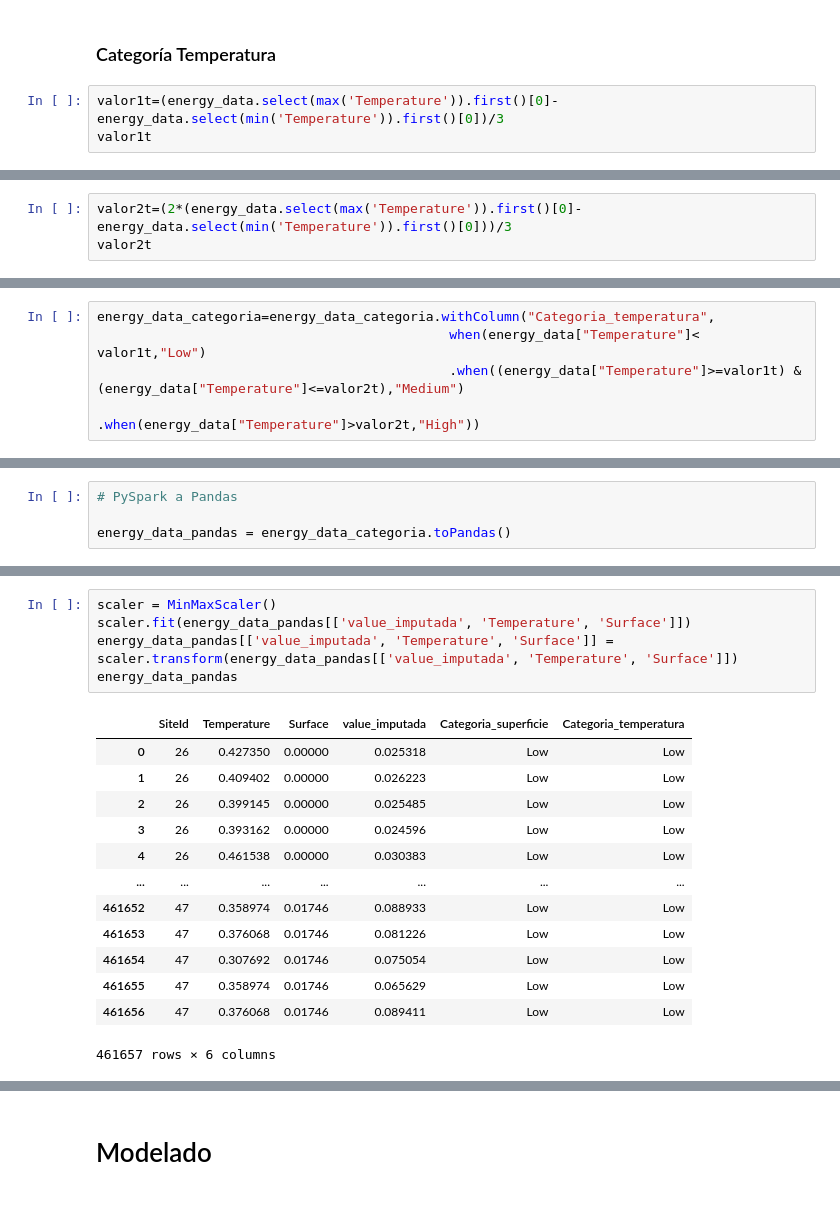
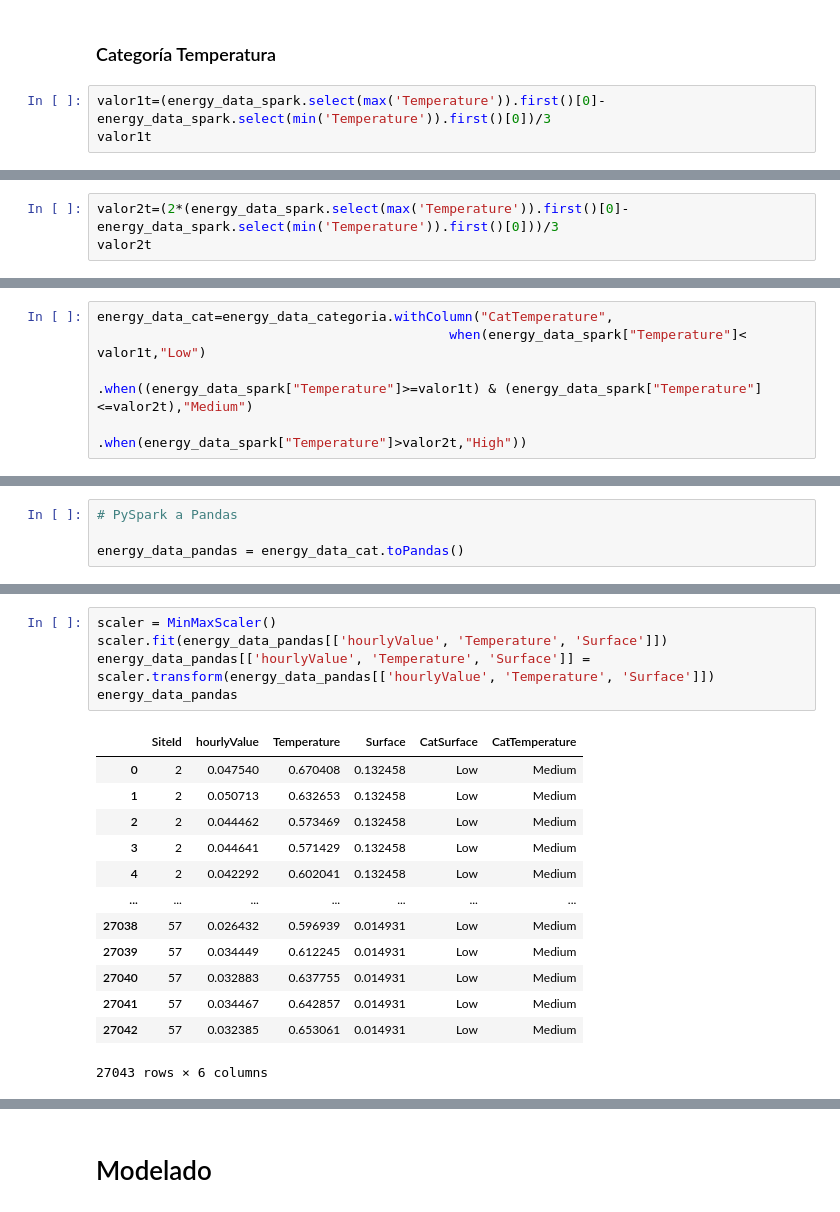
Before and after one commit to jfrenza/min_datos_gdes_vol_info, a Jupyter notebook: PySpark_Proyecto.ipynb, the cells around one changed output, grey strips where cells are left out. Cells and saved outputs as stored; diff of their text form.

```diff
--- a/PySpark_Proyecto.ipynb
+++ b/PySpark_Proyecto.ipynb
@@ -503,6 +374,6 @@ only showing top 20 rows
 # %% [markdown]
 ### Categoría Temperatura
 # %%
-valor1t=(energy_data.select(max('Temperature')).first()[0]-energy_data.select(min('Temperature')).first()[0])/3
+valor1t=(energy_data_spark.select(max('Temperature')).first()[0]-energy_data_spark.select(min('Temperature')).first()[0])/3
 valor1t
 # %% [output]
@@ -514,4 +381,4 @@ valor1t
 # %%
-valor2t=(2*(energy_data.select(max('Temperature')).first()[0]-energy_data.select(min('Temperature')).first()[0]))/3
+valor2t=(2*(energy_data_spark.select(max('Temperature')).first()[0]-energy_data_spark.select(min('Temperature')).first()[0]))/3
 valor2t
 # %% [output]
@@ -523,6 +386,6 @@ valor2t
 # %%
-energy_data_categoria=energy_data_categoria.withColumn("Categoria_temperatura",
-                                             when(energy_data["Temperature"]< valor1t,"Low")
-                                             .when((energy_data["Temperature"]>=valor1t) & (energy_data["Temperature"]<=valor2t),"Medium")
-                                             .when(energy_data["Temperature"]>valor2t,"High"))
+energy_data_cat=energy_data_categoria.withColumn("CatTemperature",
+                                             when(energy_data_spark["Temperature"]< valor1t,"Low")
+                                             .when((energy_data_spark["Temperature"]>=valor1t) & (energy_data_spark["Temperature"]<=valor2t),"Medium")
+                                             .when(energy_data_spark["Temperature"]>valor2t,"High"))
 # %%
@@ -550,4 +411,4 @@ only showing top 20 rows
 # %%
 # PySpark a Pandas
 
-energy_data_pandas = energy_data_categoria.toPandas()
+energy_data_pandas = energy_data_cat.toPandas()
@@ -568,19 +426,19 @@ plt.show()
 # %%
 scaler = MinMaxScaler()
-scaler.fit(energy_data_pandas[['value_imputada', 'Temperature', 'Surface']])
-energy_data_pandas[['value_imputada', 'Temperature', 'Surface']] = scaler.transform(energy_data_pandas[['value_imputada', 'Temperature', 'Surface']])
+scaler.fit(energy_data_pandas[['hourlyValue', 'Temperature', 'Surface']])
+energy_data_pandas[['hourlyValue', 'Temperature', 'Surface']] = scaler.transform(energy_data_pandas[['hourlyValue', 'Temperature', 'Surface']])
 energy_data_pandas
 # %% [output]
-|  | SiteId | Temperature | Surface | value_imputada | Categoria_superficie | Categoria_temperatura |
-| 0 | 26 | 0.427350 | 0.00000 | 0.025318 | Low | Low |
-| 1 | 26 | 0.409402 | 0.00000 | 0.026223 | Low | Low |
-| 2 | 26 | 0.399145 | 0.00000 | 0.025485 | Low | Low |
-| 3 | 26 | 0.393162 | 0.00000 | 0.024596 | Low | Low |
-| 4 | 26 | 0.461538 | 0.00000 | 0.030383 | Low | Low |
+|  | SiteId | hourlyValue | Temperature | Surface | CatSurface | CatTemperature |
+| 0 | 2 | 0.047540 | 0.670408 | 0.132458 | Low | Medium |
+| 1 | 2 | 0.050713 | 0.632653 | 0.132458 | Low | Medium |
+| 2 | 2 | 0.044462 | 0.573469 | 0.132458 | Low | Medium |
+| 3 | 2 | 0.044641 | 0.571429 | 0.132458 | Low | Medium |
+| 4 | 2 | 0.042292 | 0.602041 | 0.132458 | Low | Medium |
 | ... | ... | ... | ... | ... | ... | ... |
-| 461652 | 47 | 0.358974 | 0.01746 | 0.088933 | Low | Low |
-| 461653 | 47 | 0.376068 | 0.01746 | 0.081226 | Low | Low |
-| 461654 | 47 | 0.307692 | 0.01746 | 0.075054 | Low | Low |
-| 461655 | 47 | 0.358974 | 0.01746 | 0.065629 | Low | Low |
-| 461656 | 47 | 0.376068 | 0.01746 | 0.089411 | Low | Low |
+| 27038 | 57 | 0.026432 | 0.596939 | 0.014931 | Low | Medium |
+| 27039 | 57 | 0.034449 | 0.612245 | 0.014931 | Low | Medium |
+| 27040 | 57 | 0.032883 | 0.637755 | 0.014931 | Low | Medium |
+| 27041 | 57 | 0.034467 | 0.642857 | 0.014931 | Low | Medium |
+| 27042 | 57 | 0.032385 | 0.653061 | 0.014931 | Low | Medium |
-461657 rows × 6 columns
+27043 rows × 6 columns
```
Also changed, not shown: parts of 80 cells of this notebook.
